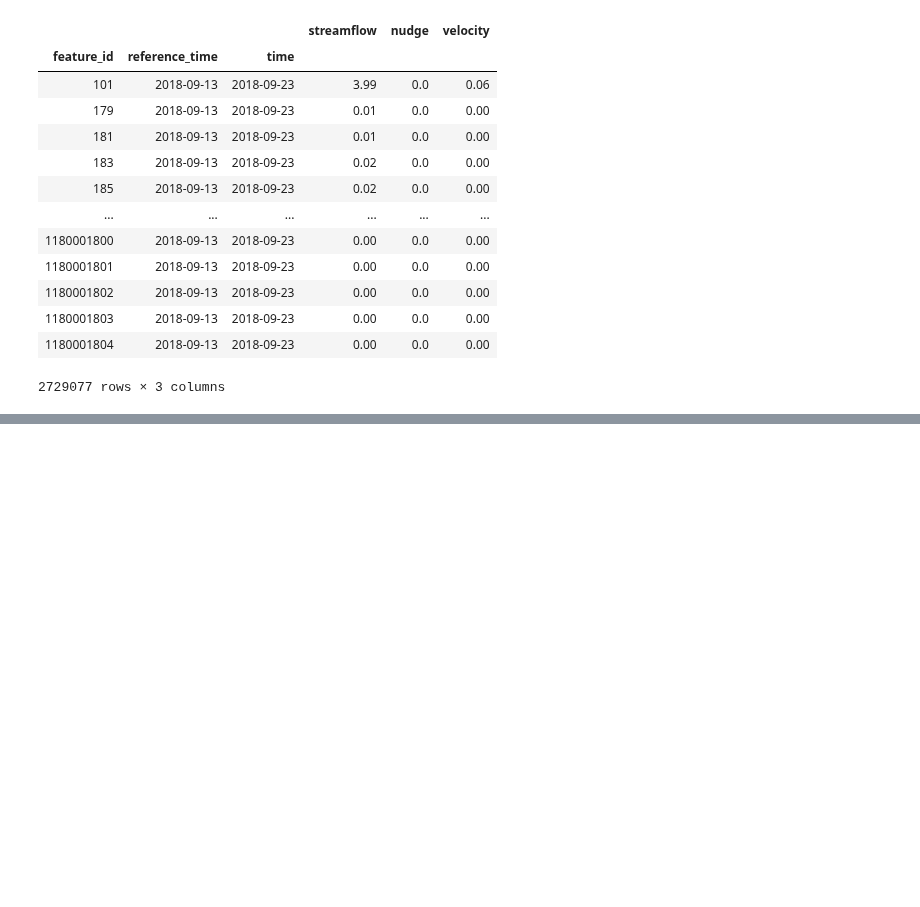
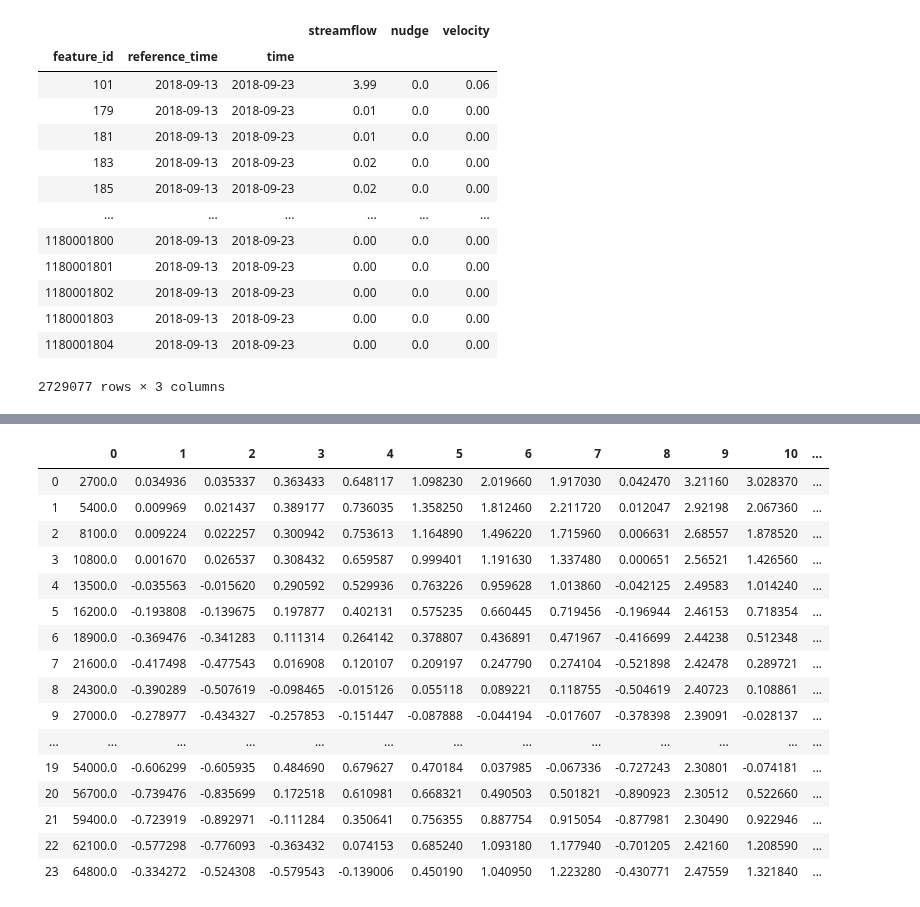
Before and after one commit to jhrehanoaa/t-route, a Jupyter notebook: notebooks/DS_boundary.ipynb, the cells around one changed output, grey strips where cells are left out. Cells and saved outputs as stored; diff of their text form; code cells hidden in the pictures; blank space fills up the shorter version.

```diff
--- a/notebooks/DS_boundary.ipynb
+++ b/notebooks/DS_boundary.ipynb
@@ -128,0 +168,22 @@ df.loc[:, (df != -9999).any(axis=0)]
+# %%
+data = pd.read_csv(DS_files_dir + "/staout_1", sep="  ",header=None)
+# pd.read_csv(DS_files_dir + "/staout_1",header=None)
+data
+# %% [output]
+|  | 0 | 1 | 2 | 3 | 4 | 5 | 6 | 7 | 8 | 9 | 10 | ... |
+| 0 | 2700.0 | 0.034936 | 0.035337 | 0.363433 | 0.648117 | 1.098230 | 2.019660 | 1.917030 | 0.042470 | 3.21160 | 3.028370 | ... |
+| 1 | 5400.0 | 0.009969 | 0.021437 | 0.389177 | 0.736035 | 1.358250 | 1.812460 | 2.211720 | 0.012047 | 2.92198 | 2.067360 | ... |
+| 2 | 8100.0 | 0.009224 | 0.022257 | 0.300942 | 0.753613 | 1.164890 | 1.496220 | 1.715960 | 0.006631 | 2.68557 | 1.878520 | ... |
+| 3 | 10800.0 | 0.001670 | 0.026537 | 0.308432 | 0.659587 | 0.999401 | 1.191630 | 1.337480 | 0.000651 | 2.56521 | 1.426560 | ... |
+| 4 | 13500.0 | -0.035563 | -0.015620 | 0.290592 | 0.529936 | 0.763226 | 0.959628 | 1.013860 | -0.042125 | 2.49583 | 1.014240 | ... |
+| 5 | 16200.0 | -0.193808 | -0.139675 | 0.197877 | 0.402131 | 0.575235 | 0.660445 | 0.719456 | -0.196944 | 2.46153 | 0.718354 | ... |
+| 6 | 18900.0 | -0.369476 | -0.341283 | 0.111314 | 0.264142 | 0.378807 | 0.436891 | 0.471967 | -0.416699 | 2.44238 | 0.512348 | ... |
+| 7 | 21600.0 | -0.417498 | -0.477543 | 0.016908 | 0.120107 | 0.209197 | 0.247790 | 0.274104 | -0.521898 | 2.42478 | 0.289721 | ... |
+| 8 | 24300.0 | -0.390289 | -0.507619 | -0.098465 | -0.015126 | 0.055118 | 0.089221 | 0.118755 | -0.504619 | 2.40723 | 0.108861 | ... |
+| 9 | 27000.0 | -0.278977 | -0.434327 | -0.257853 | -0.151447 | -0.087888 | -0.044194 | -0.017607 | -0.378398 | 2.39091 | -0.028137 | ... |
+| ... | ... | ... | ... | ... | ... | ... | ... | ... | ... | ... | ... | ... |
+| 19 | 54000.0 | -0.606299 | -0.605935 | 0.484690 | 0.679627 | 0.470184 | 0.037985 | -0.067336 | -0.727243 | 2.30801 | -0.074181 | ... |
+| 20 | 56700.0 | -0.739476 | -0.835699 | 0.172518 | 0.610981 | 0.668321 | 0.490503 | 0.501821 | -0.890923 | 2.30512 | 0.522660 | ... |
+| 21 | 59400.0 | -0.723919 | -0.892971 | -0.111284 | 0.350641 | 0.756355 | 0.887754 | 0.915054 | -0.877981 | 2.30490 | 0.922946 | ... |
+| 22 | 62100.0 | -0.577298 | -0.776093 | -0.363432 | 0.074153 | 0.685240 | 1.093180 | 1.177940 | -0.701205 | 2.42160 | 1.208590 | ... |
+| 23 | 64800.0 | -0.334272 | -0.524308 | -0.579543 | -0.139006 | 0.450190 | 1.040950 | 1.223280 | -0.430771 | 2.47559 | 1.321840 | ... |
```
Also changed, not shown: parts of 11 cells of this notebook, 1 other file.
